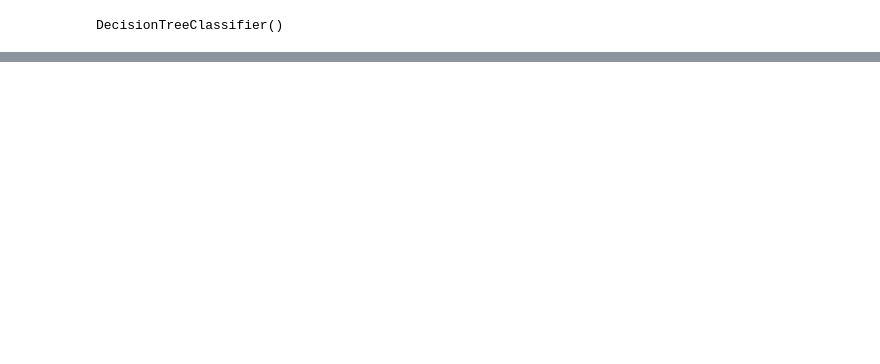
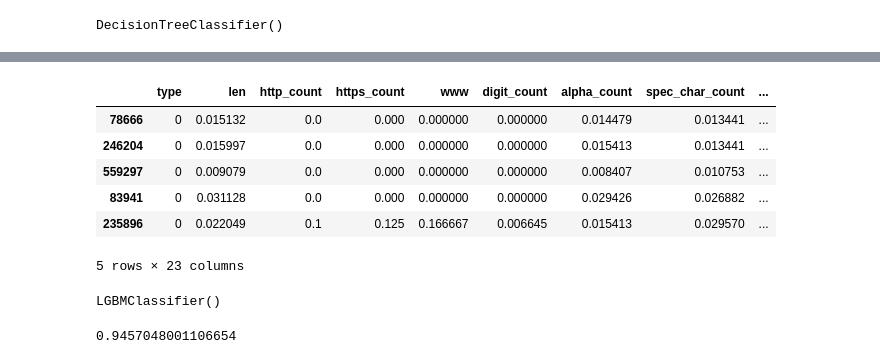
Before and after one commit to alphabeta2206/Mal_URL, a Jupyter notebook: Models/Model-2.(FE).ipynb, the cells around one changed output, grey strips where cells are left out. Drawn from its saved outputs; the diff is of its cells as text; code cells hidden in the pictures; blank space fills up the shorter version.

```diff
--- a/Models/Model-2.(FE).ipynb
+++ b/Models/Model-2.(FE).ipynb
@@ -394,0 +442,8 @@ weighted avg       0.95      0.95      0.95    231328
+# %%
+x=['len','http_count','https_count','www','digit_count','alpha_count','spec_char_count','/','!','.','@','%','?','=','+','-','dom_suffix','dom_length','subdom_length','query','extension','ip']
+min_max_scaler = preprocessing.MinMaxScaler()
+column_names_to_normalize = x
+x = df[column_names_to_normalize].values
+x_scaled = min_max_scaler.fit_transform(x)
+df_temp = pd.DataFrame(x_scaled, columns=column_names_to_normalize, index = df.index)
+df[column_names_to_normalize] = df_temp
@@ -394,0 +480,19 @@ weighted avg       0.95      0.95      0.95    231328
+# %%
+df.head()
+# %% [output]
+|  | type | len | http_count | https_count | www | digit_count | alpha_count | spec_char_count | ... |
+| 78666 | 0 | 0.015132 | 0.0 | 0.000 | 0.000000 | 0.000000 | 0.014479 | 0.013441 | ... |
+| 246204 | 0 | 0.015997 | 0.0 | 0.000 | 0.000000 | 0.000000 | 0.015413 | 0.013441 | ... |
+| 559297 | 0 | 0.009079 | 0.0 | 0.000 | 0.000000 | 0.000000 | 0.008407 | 0.010753 | ... |
+| 83941 | 0 | 0.031128 | 0.0 | 0.000 | 0.000000 | 0.000000 | 0.029426 | 0.026882 | ... |
+| 235896 | 0 | 0.022049 | 0.1 | 0.125 | 0.166667 | 0.006645 | 0.015413 | 0.029570 | ... |
+5 rows × 23 columns
+# %%
+model_3=lgb.LGBMClassifier()
+model_3.fit(x_train,y_train)
+# %% [output]
+LGBMClassifier()
+# %%
+model_3.score(x_test,y_test)
+# %% [output]
+0.9457048001106654
```
Also changed, not shown: parts of 25 cells of this notebook, 1 other file.
